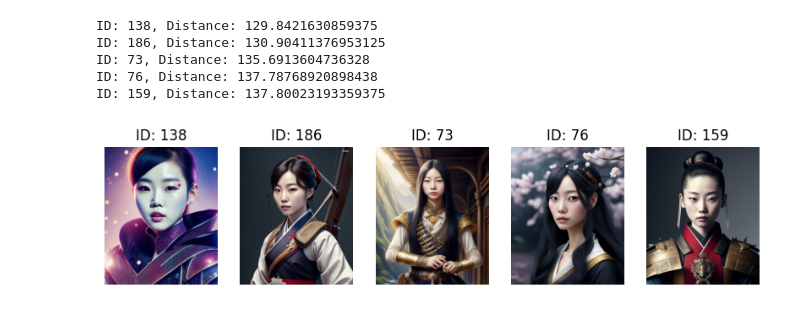
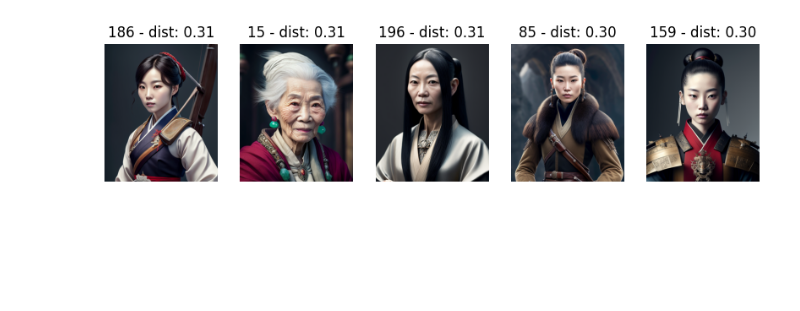
Before and after one commit to Pabloo22/bbdd_ii_practica, a Jupyter notebook: milvus/jupyter_volume/1_carga_datos.ipynb, the cells around one changed output. Drawn from its saved outputs; the diff is of its cells as text; code cells hidden in the pictures; blank space fills up the shorter version.

```diff
--- a/milvus/jupyter_volume/1_carga_datos.ipynb
+++ b/milvus/jupyter_volume/1_carga_datos.ipynb
@@ -48,0 +32,6 @@ embedder = ClipEmbeddingsGenerator()
+# %%
+config = {
+    "index_type": "IVF_FLAT",
+    "metric_type": "COSINE",
+    "params": {"nlist": 8},
+}
@@ -96,13 +51,0 @@ Status(code=0, message=)
-# %%
-def search_by_text(text: str, top_k: int = 5):
-    text_embedding = embedder.embedd_texts([text])[0]
-    search_params = {"metric_type": "L2", "params": {"nprobe": 16}}
-
-    results = collection.search(
-        data=[text_embedding],
-        anns_field="embedding",
-        param=search_params,
-        limit=top_k,
-        expr=None,
-    )
-    return results
@@ -111,20 +51,0 @@ collection.load()
-# %%
-text_query = "korean young woman"
-search_results = search_by_text(text_query, top_k=5)
-
-for result in search_results[0]:
-    print(f"ID: {result.id}, Distance: {result.distance}")
-# %% [output]
-ID: 138, Distance: 129.8421630859375
-ID: 186, Distance: 130.90411376953125
-ID: 73, Distance: 135.6913604736328
-ID: 76, Distance: 137.78768920898438
-ID: 159, Distance: 137.80023193359375
-# %%
-result_ids = [result.id for result in search_results[0]]
-result_paths = [image_paths[id] for id in result_ids]
-result_titles = [f"ID: {id}" for id, result in zip(result_ids, search_results[0])]
-
-draw_images(result_paths, result_titles)
-# %% [output]
-[figure, removed]
@@ -132,0 +52,22 @@ collection.release()
+# %%
+collection_name = f"avatar_{config['index_type']}_{config['metric_type']}"
+create_collection(client, schema, collection_name)
+load_images(embedder, client, collection_name)
+create_index(client, collection_name, config=config)
+client.load_collection(collection_name=collection_name)
+
+text = "A korean woman"
+search_results = search_by_text(client, collection_name, embedder, text=text)
+
+result_ids = [result["id"] for result in search_results[0]]
+image_paths_result = [image_paths[result_id] for result_id in result_ids]
+result_titles = [
+    f"{result['id']} - dist: {result['distance']:.2f}" for result in search_results[0]
+]
+
+draw_images(image_paths_result, result_titles)
+plt.show()
+
+client.release_collection(collection_name)
+# %% [output]
+[figure, added]
```
Also changed, not shown: parts of 14 cells of this notebook, 3 other files.
